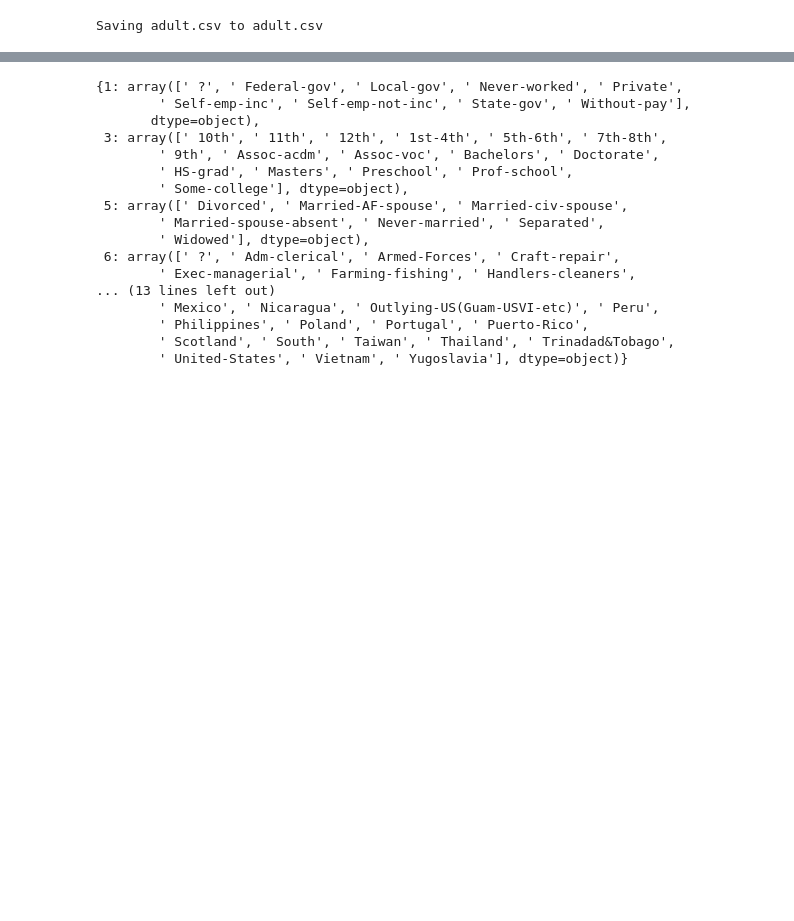
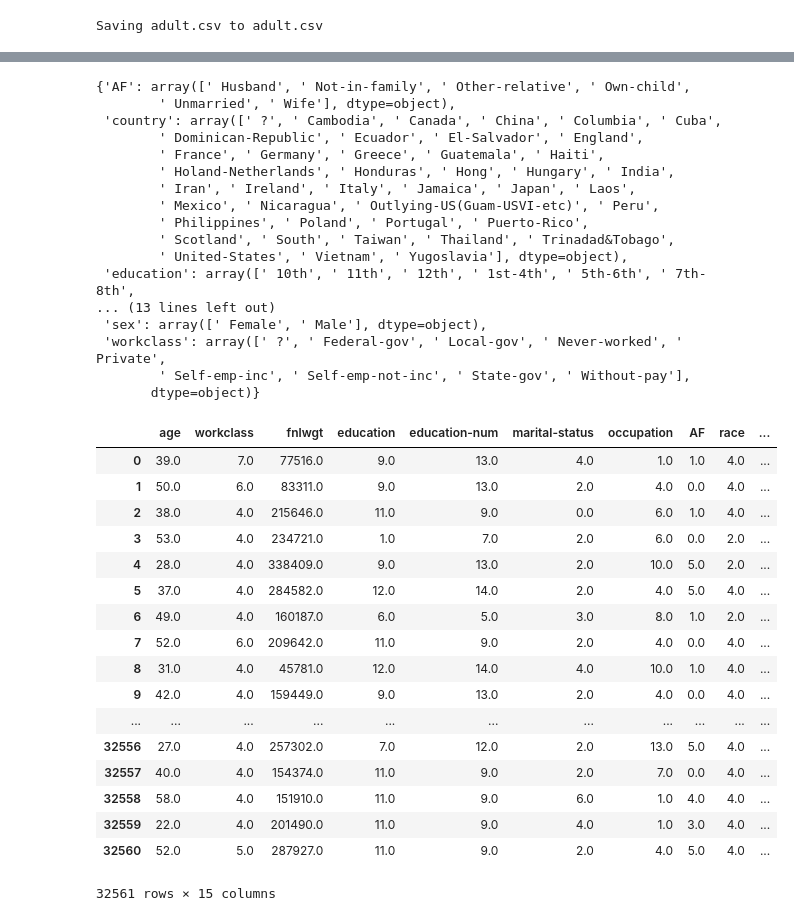
Before and after one commit to superaja/learnings, a Jupyter notebook: lime_test.ipynb, the cells around one changed output, grey strips where cells are left out. Cells and saved outputs as stored; diff of their text form; code cells hidden in the pictures; blank space fills up the shorter version.

```diff
--- a/lime_test.ipynb
+++ b/lime_test.ipynb
@@ -70,29 +49,54 @@ categorical_features = [1, 3, 5, 6, 7, 8, 9, 13]
+# %%
+categorical_features = ["workclass", "education", "marital-status","occupation", "AF", "race", "sex", "country"]
 # %%
 from sklearn.preprocessing import LabelEncoder
 
 categorical_names = {}
 for feature in categorical_features:
     le = LabelEncoder()
-    le.fit(data.values[:, feature])
-    data.values[:, feature] = le.transform(data.values[:, feature])
+    le.fit(data[feature])
+    data[feature] = le.transform(data[feature])
     categorical_names[feature] = le.classes_
 # %%
 categorical_names
 # %% [output]
-{1: array([' ?', ' Federal-gov', ' Local-gov', ' Never-worked', ' Private',
-        ' Self-emp-inc', ' Self-emp-not-inc', ' State-gov', ' Without-pay'],
-       dtype=object),
- 3: array([' 10th', ' 11th', ' 12th', ' 1st-4th', ' 5th-6th', ' 7th-8th',
-        ' 9th', ' Assoc-acdm', ' Assoc-voc', ' Bachelors', ' Doctorate',
-        ' HS-grad', ' Masters', ' Preschool', ' Prof-school',
-        ' Some-college'], dtype=object),
- 5: array([' Divorced', ' Married-AF-spouse', ' Married-civ-spouse',
-        ' Married-spouse-absent', ' Never-married', ' Separated',
-        ' Widowed'], dtype=object),
- 6: array([' ?', ' Adm-clerical', ' Armed-Forces', ' Craft-repair',
-        ' Exec-managerial', ' Farming-fishing', ' Handlers-cleaners',
-... (13 lines left out)
+{'AF': array([' Husband', ' Not-in-family', ' Other-relative', ' Own-child',
+        ' Unmarried', ' Wife'], dtype=object),
+ 'country': array([' ?', ' Cambodia', ' Canada', ' China', ' Columbia', ' Cuba',
+        ' Dominican-Republic', ' Ecuador', ' El-Salvador', ' England',
+        ' France', ' Germany', ' Greece', ' Guatemala', ' Haiti',
+        ' Holand-Netherlands', ' Honduras', ' Hong', ' Hungary', ' India',
+        ' Iran', ' Ireland', ' Italy', ' Jamaica', ' Japan', ' Laos',
         ' Mexico', ' Nicaragua', ' Outlying-US(Guam-USVI-etc)', ' Peru',
         ' Philippines', ' Poland', ' Portugal', ' Puerto-Rico',
         ' Scotland', ' South', ' Taiwan', ' Thailand', ' Trinadad&Tobago',
-        ' United-States', ' Vietnam', ' Yugoslavia'], dtype=object)}
+        ' United-States', ' Vietnam', ' Yugoslavia'], dtype=object),
+ 'education': array([' 10th', ' 11th', ' 12th', ' 1st-4th', ' 5th-6th', ' 7th-8th',
+... (13 lines left out)
+ 'sex': array([' Female', ' Male'], dtype=object),
+ 'workclass': array([' ?', ' Federal-gov', ' Local-gov', ' Never-worked', ' Private',
+        ' Self-emp-inc', ' Self-emp-not-inc', ' State-gov', ' Without-pay'],
+       dtype=object)}
+# %%
+data = data.astype(float)
+# %%
+data
+# %% [output]
+|  | age | workclass | fnlwgt | education | education-num | marital-status | occupation | AF | race | ... |
+| 0 | 39.0 | 7.0 | 77516.0 | 9.0 | 13.0 | 4.0 | 1.0 | 1.0 | 4.0 | ... |
+| 1 | 50.0 | 6.0 | 83311.0 | 9.0 | 13.0 | 2.0 | 4.0 | 0.0 | 4.0 | ... |
+| 2 | 38.0 | 4.0 | 215646.0 | 11.0 | 9.0 | 0.0 | 6.0 | 1.0 | 4.0 | ... |
+| 3 | 53.0 | 4.0 | 234721.0 | 1.0 | 7.0 | 2.0 | 6.0 | 0.0 | 2.0 | ... |
+| 4 | 28.0 | 4.0 | 338409.0 | 9.0 | 13.0 | 2.0 | 10.0 | 5.0 | 2.0 | ... |
+| 5 | 37.0 | 4.0 | 284582.0 | 12.0 | 14.0 | 2.0 | 4.0 | 5.0 | 4.0 | ... |
+| 6 | 49.0 | 4.0 | 160187.0 | 6.0 | 5.0 | 3.0 | 8.0 | 1.0 | 2.0 | ... |
+| 7 | 52.0 | 6.0 | 209642.0 | 11.0 | 9.0 | 2.0 | 4.0 | 0.0 | 4.0 | ... |
+| 8 | 31.0 | 4.0 | 45781.0 | 12.0 | 14.0 | 4.0 | 10.0 | 1.0 | 4.0 | ... |
+| 9 | 42.0 | 4.0 | 159449.0 | 9.0 | 13.0 | 2.0 | 4.0 | 0.0 | 4.0 | ... |
+| ... | ... | ... | ... | ... | ... | ... | ... | ... | ... | ... |
+| 32556 | 27.0 | 4.0 | 257302.0 | 7.0 | 12.0 | 2.0 | 13.0 | 5.0 | 4.0 | ... |
+| 32557 | 40.0 | 4.0 | 154374.0 | 11.0 | 9.0 | 2.0 | 7.0 | 0.0 | 4.0 | ... |
+| 32558 | 58.0 | 4.0 | 151910.0 | 11.0 | 9.0 | 6.0 | 1.0 | 4.0 | 4.0 | ... |
+| 32559 | 22.0 | 4.0 | 201490.0 | 11.0 | 9.0 | 4.0 | 1.0 | 3.0 | 4.0 | ... |
+| 32560 | 52.0 | 5.0 | 287927.0 | 11.0 | 9.0 | 2.0 | 4.0 | 5.0 | 4.0 | ... |
+32561 rows × 15 columns
```
Also changed, not shown: parts of 2 cells of this notebook.
